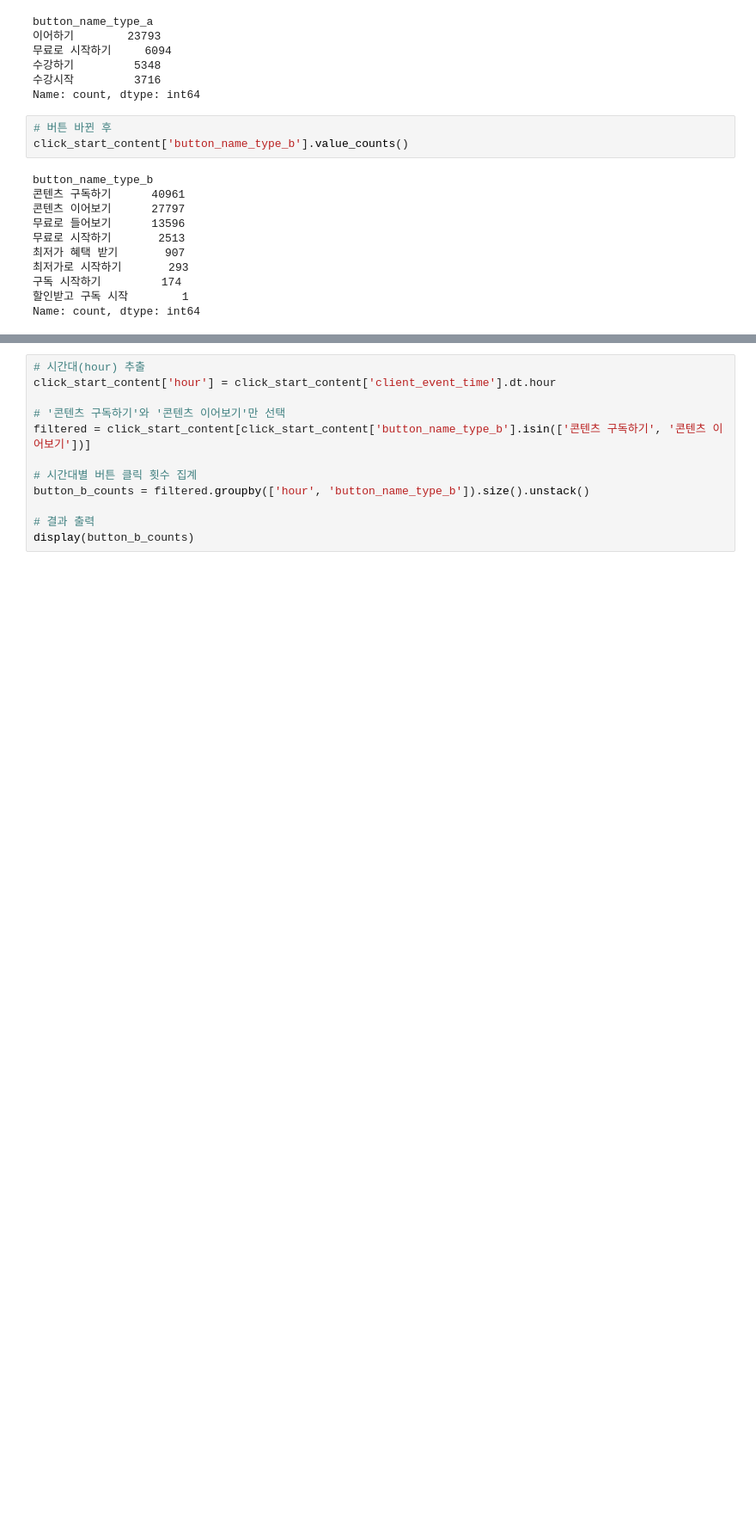
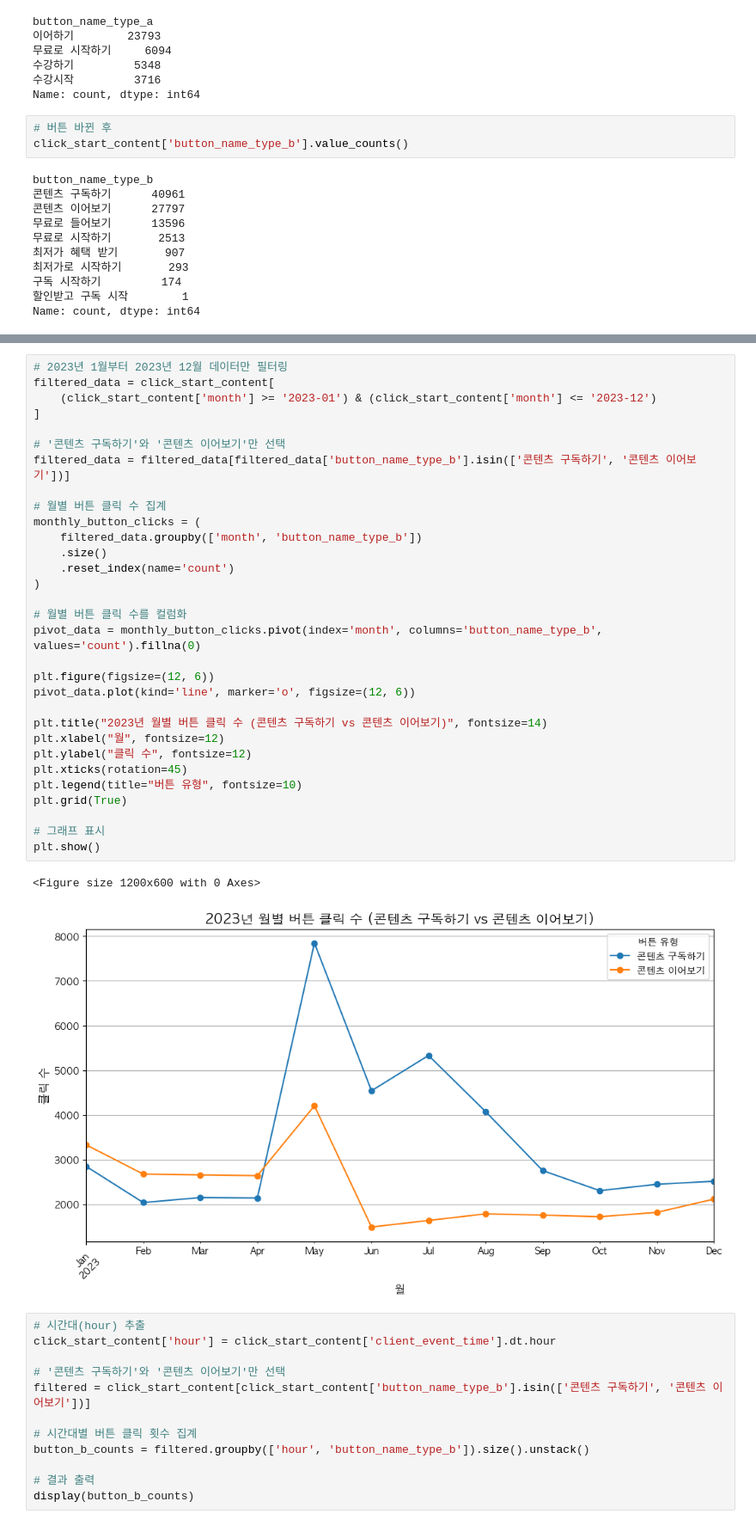
Before and after one commit to saeraniren/intermediate_project, a Jupyter notebook: haein_eda.ipynb, the cells around one changed output, grey strips where cells are left out. Shown at 86% size. Drawn from its saved outputs; the diff is of its cells as text; blank space fills up the shorter version.

```diff
--- a/haein_eda.ipynb
+++ b/haein_eda.ipynb
@@ -415,6 +431,40 @@ display(button_b_counts)
 | 2023-10 | NaN | NaN | NaN | NaN | NaN | 2302.0 | 1718.0 | NaN |
 | 2023-11 | NaN | NaN | NaN | NaN | NaN | 2444.0 | 1815.0 | NaN |
 | 2023-12 | NaN | NaN | NaN | NaN | NaN | 2513.0 | 2112.0 | NaN |
+# %%
+# 2023년 1월부터 2023년 12월 데이터만 필터링
+filtered_data = click_start_content[
+    (click_start_content['month'] >= '2023-01') & (click_start_content['month'] <= '2023-12')
+]
+
+# '콘텐츠 구독하기'와 '콘텐츠 이어보기'만 선택
+filtered_data = filtered_data[filtered_data['button_name_type_b'].isin(['콘텐츠 구독하기', '콘텐츠 이어보기'])]
+
+# 월별 버튼 클릭 수 집계
+monthly_button_clicks = (
+    filtered_data.groupby(['month', 'button_name_type_b'])
+    .size()
+    .reset_index(name='count')
+)
+
+# 월별 버튼 클릭 수를 컬럼화
+pivot_data = monthly_button_clicks.pivot(index='month', columns='button_name_type_b', values='count').fillna(0)
+
+plt.figure(figsize=(12, 6))
+pivot_data.plot(kind='line', marker='o', figsize=(12, 6))
+
+plt.title("2023년 월별 버튼 클릭 수 (콘텐츠 구독하기 vs 콘텐츠 이어보기)", fontsize=14)
+plt.xlabel("월", fontsize=12)
+plt.ylabel("클릭 수", fontsize=12)
+plt.xticks(rotation=45)
+plt.legend(title="버튼 유형", fontsize=10)
+plt.grid(True)
+
+# 그래프 표시
+plt.show()
+# %% [output]
+<Figure size 1200x600 with 0 Axes>
+[figure, added]
 # %%
 # 시간대(hour) 추출
 click_start_content['hour'] = click_start_content['client_event_time'].dt.hour
```
Also changed, not shown: parts of 34 cells of this notebook.
